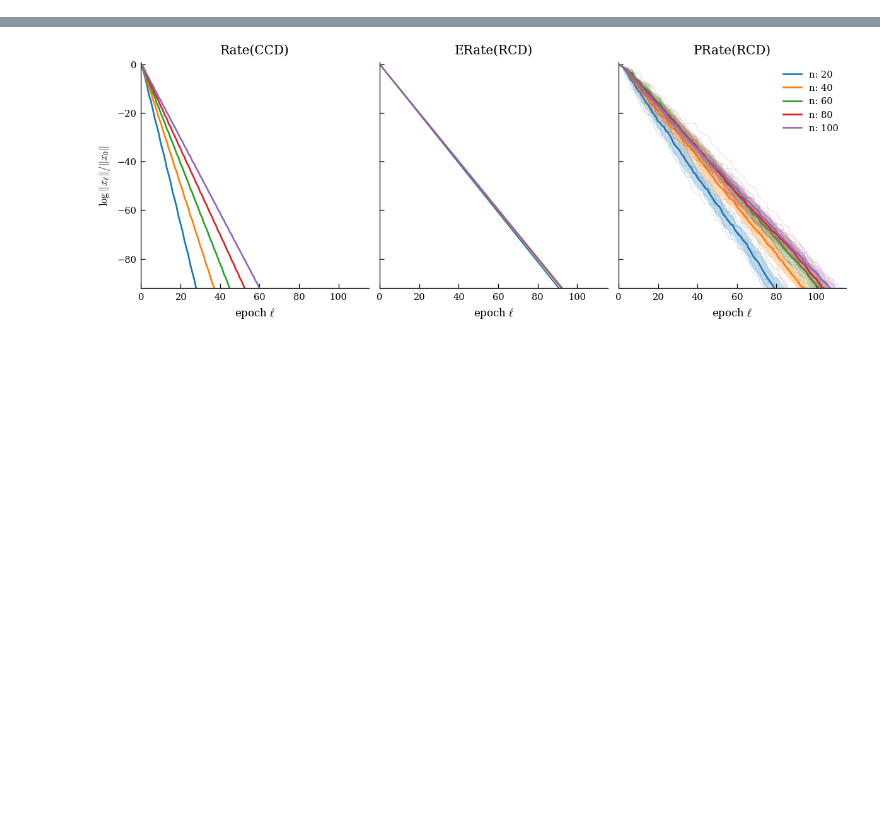
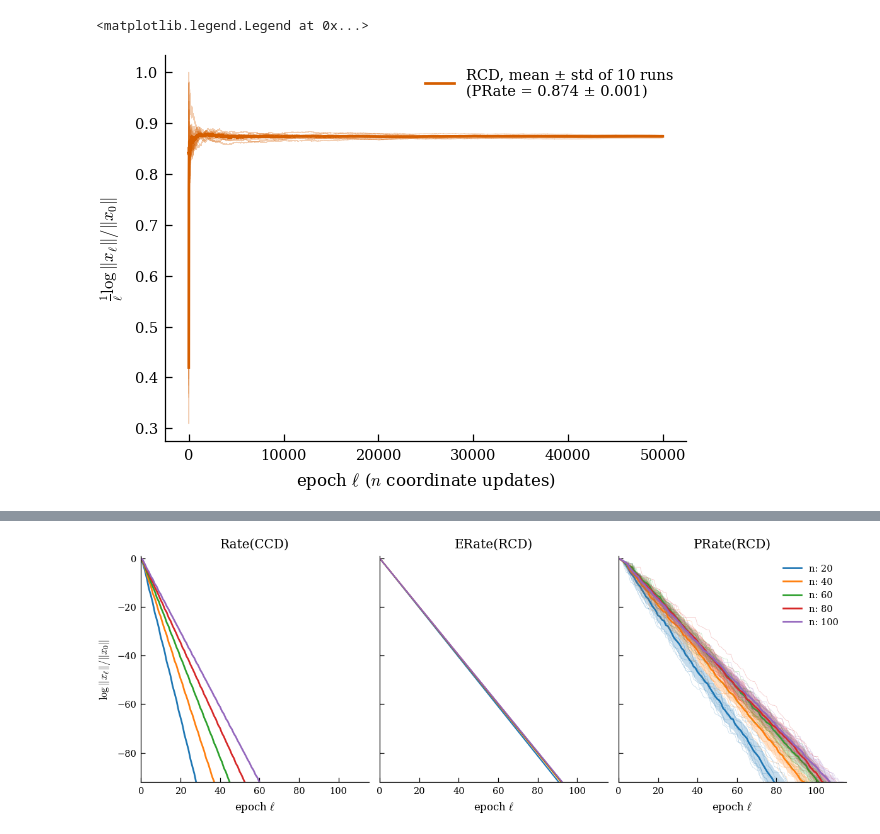
Before and after one commit to pinto2501/coordinate_descent, a Jupyter notebook: cbcd.ipynb, the cells around one changed output, grey strips where cells are left out. Saved outputs shown, nothing was run; the diff lists cells and outputs as text; code cells hidden in the pictures; blank space fills up the shorter version.

```diff
--- a/cbcd.ipynb
+++ b/cbcd.ipynb
@@ -21,4 +18,34 @@ floor = 40 * LN10
 rng = np.random.default_rng(seed=42)
 
 utils.set_paper_style()
+# %%
+STYLE = {
+    "CCD":   dict(color="#0072B2", ls="-",  lw=1.3),
+    "ERate": dict(color="#000000", ls="--", lw=1.0),
+    "PRate": dict(color="#D55E00", ls="-",  lw=1.3),
+}
+# %%
+x_coor = np.arange(EPOCHS + 1)
+prcd_errors, mean_prcd, std_prcd = utils.run_prcd(EPOCHS, n_dim, c, np.random.rand(n_dim), n_runs, rng)
+
+half = EPOCHS // 2
+prcd_rates = -(prcd_errors[:, -1] - prcd_errors[:, half]) / (EPOCHS - half)
+prcd_rate = np.mean(prcd_rates)
+prcd_se = prcd_rates.std(ddof=1) / np.sqrt(n_runs)
+fig, ax = plt.subplots(figsize=(4, 3))
+
+ax.plot(x_coor[1:], -prcd_errors[:, 1:].T/ x_coor[1:].reshape((EPOCHS, -1)),
+        color=STYLE["PRate"]["color"], lw=0.3, alpha=0.3)
+ax.fill_between(x_coor[1:], -(mean_prcd[1:] - std_prcd[1:]) / (x_coor[1:]), -(mean_prcd[1:] + std_prcd[1:]) / (x_coor[1:]),
+                color=STYLE["PRate"]["color"], alpha=0.25, lw=0)
+ax.plot(x_coor[1:], -mean_prcd[1:] / x_coor[1:], **STYLE["PRate"],
+        label=f"RCD, mean ± std of {n_runs} runs\n(PRate = {prcd_rate:.3f} ± {prcd_se:.3f})")
+
+
+ax.set_xlabel(r"epoch $\ell$ ($n$ coordinate updates)")
+ax.set_ylabel(r"$\frac{1}{\ell}\log\|x_\ell\| / \|x_0\|$")
+ax.legend(loc="upper right")
+# %% [output]
+<matplotlib.legend.Legend at 0x...>
+[figure, added]
 # %%
```
Also changed, not shown: parts of 3 cells of this notebook, 2 other files.
